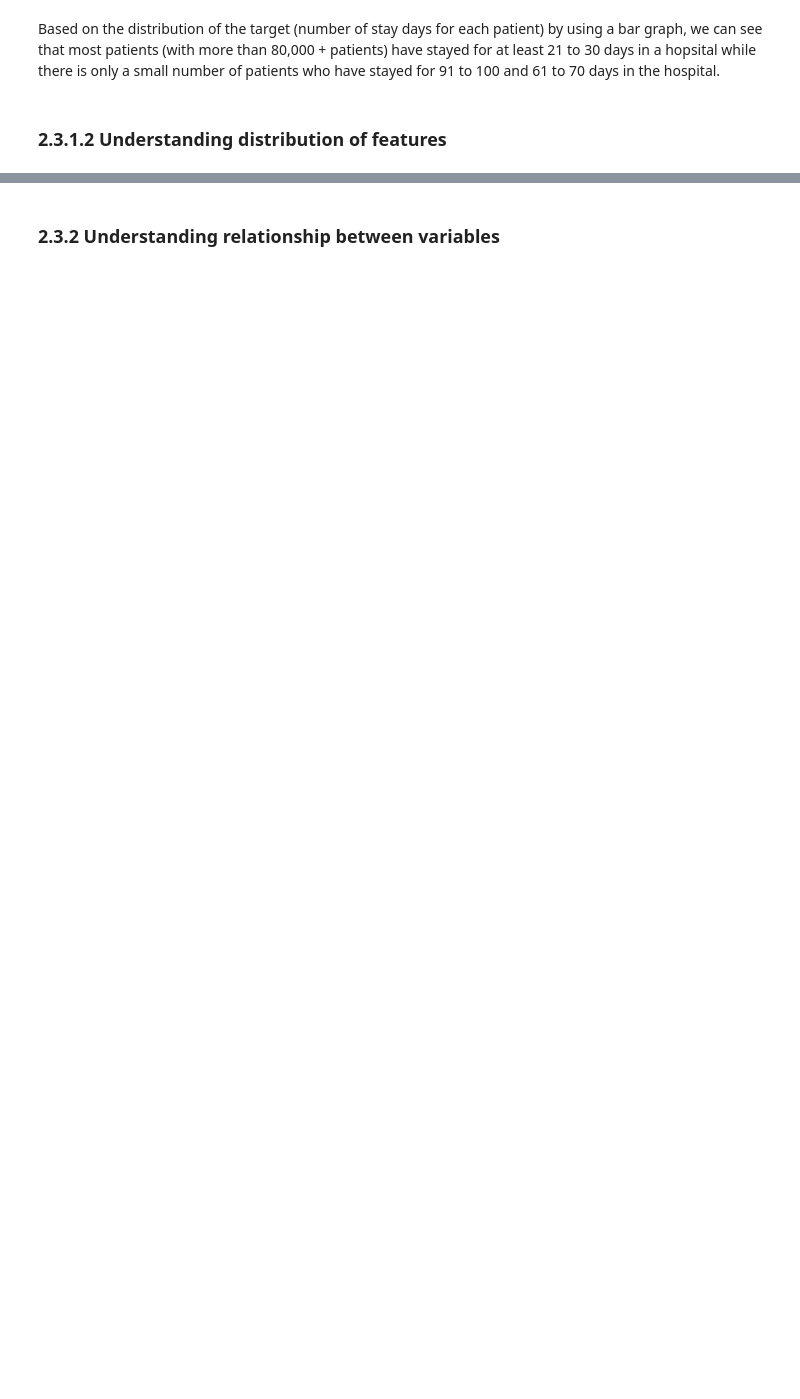
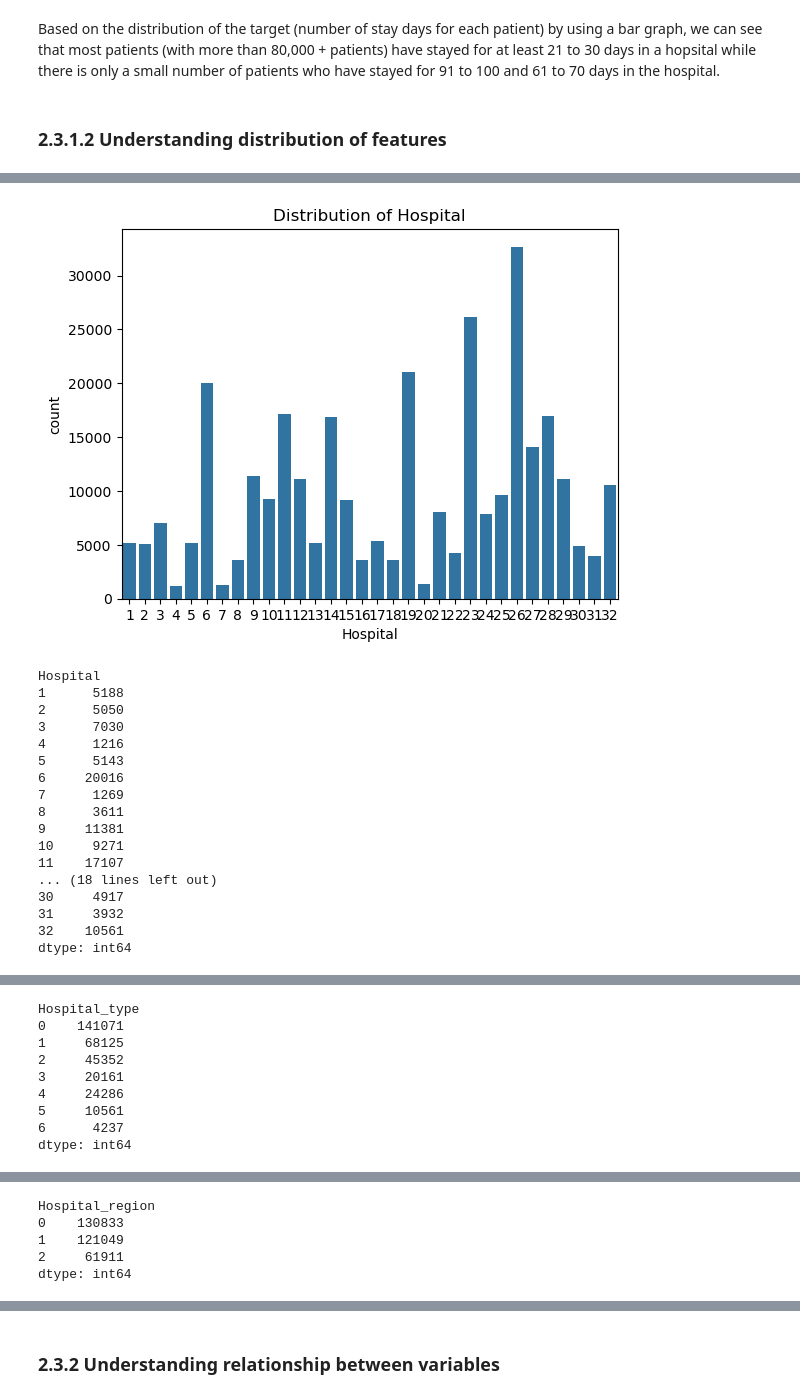
Before and after one commit to codex-Eso/Machine-Learning, a Jupyter notebook: Esmond_Submission_Code.ipynb, the cells around one changed output, grey strips where cells are left out. Saved outputs shown, nothing was run; the diff lists cells and outputs as text; code cells hidden in the pictures; blank space fills up the shorter version.

Commit message:
Second Commit - Edited Data Understanding a little and did EDA till relationships

```diff
--- a/Esmond_Submission_Code.ipynb
+++ b/Esmond_Submission_Code.ipynb
@@ -166,10 +166,12 @@ Based on the distribution of the target (number of stay days for each patient) b
 # %% [markdown]
 ### 2.3.1.2 Understanding distribution of features
 # %%
-## Understanding distribution of features
-# But before that lets remove any unnecessary columns, such as case_id, patientid, Patient_Visitors, Admission_Deposit
-features = df.drop(['case_id', 'patientid', 'Patient_Visitors', 'Admission_Deposit'], axis=1)
+# But before that lets remove any unnecessary columns, such as case_id, patientid, Patient_Visitors, Admission_Deposit, along with Stay_Days cause it is the target
+# caseid + patientid are irrelevant because we dont need extra ids, number of patient visitors will not really affect the stay days of patients logically, and admission deposit only shows us the cost of the patient to be hospitalized, so it should not affect how long the patient stays
+features = df.drop(['case_id', 'patientid', 'Patient_Visitors', 'Admission_Deposit', 'Stay_Days'], axis=1)
 features
+# I was kind of originally thinking about removing city_code_patient because it may be identical to the region
+# However, the source did not really specify if the city_code is same as the region, so hence I would just leave it there for now
 # %% [output]
 |  | Hospital | Hospital_type | Hospital_city | Hospital_region | Available_Extra_Rooms_in_Hospital | Department | Ward_Type | ... |
 | 0 | 8 | 2 | 3 | 2 | 3 | radiotherapy | R | ... |
@@ -186,0 +189,29 @@ features
+# %%
+#gets all the necessary data that is either an int64 or float64 to be displayed in a countplot, which counts the frequency of each unique value in a column and plot it in a bar
+for col in features.select_dtypes(include=['int64', 'float64']).columns:
+    sns.countplot(x=col, data=df)
+    plt.title(f"Distribution of {col}")
+    plt.show()
+    print(features.groupby([col]).size())
+#using groupby + size to verify the number of rows of each group because some countplots are not too clear (due to value being too small to be placed in countplots)
+#why don't use histogram or boxplot? Because the numeric values for all of these variables/features are acting as an id/code of the variable (e.g. Hospital Region 1 could be Asia, Hospital Region 2 could be Eurpoe, and vice versa)
+#which is why we used countplot because it counts how many times the id/code appears to be displayed as a bar
+# %% [output]
+[figure, added]
+Hospital
+1      5188
+2      5050
+3      7030
+4      1216
+5      5143
+6     20016
+7      1269
+8      3611
+9     11381
+10     9271
+11    17107
+... (18 lines left out)
+30     4917
+31     3932
+32    10561
+dtype: int64
@@ -186,0 +219,9 @@ features
+Hospital_type
+0    141071
+1     68125
+2     45352
+3     20161
+4     24286
+5     10561
+6      4237
+dtype: int64
@@ -186,0 +243,5 @@ features
+Hospital_region
+0    130833
+1    121049
+2     61911
+dtype: int64
```
Also changed, not shown: parts of 13 cells of this notebook.
